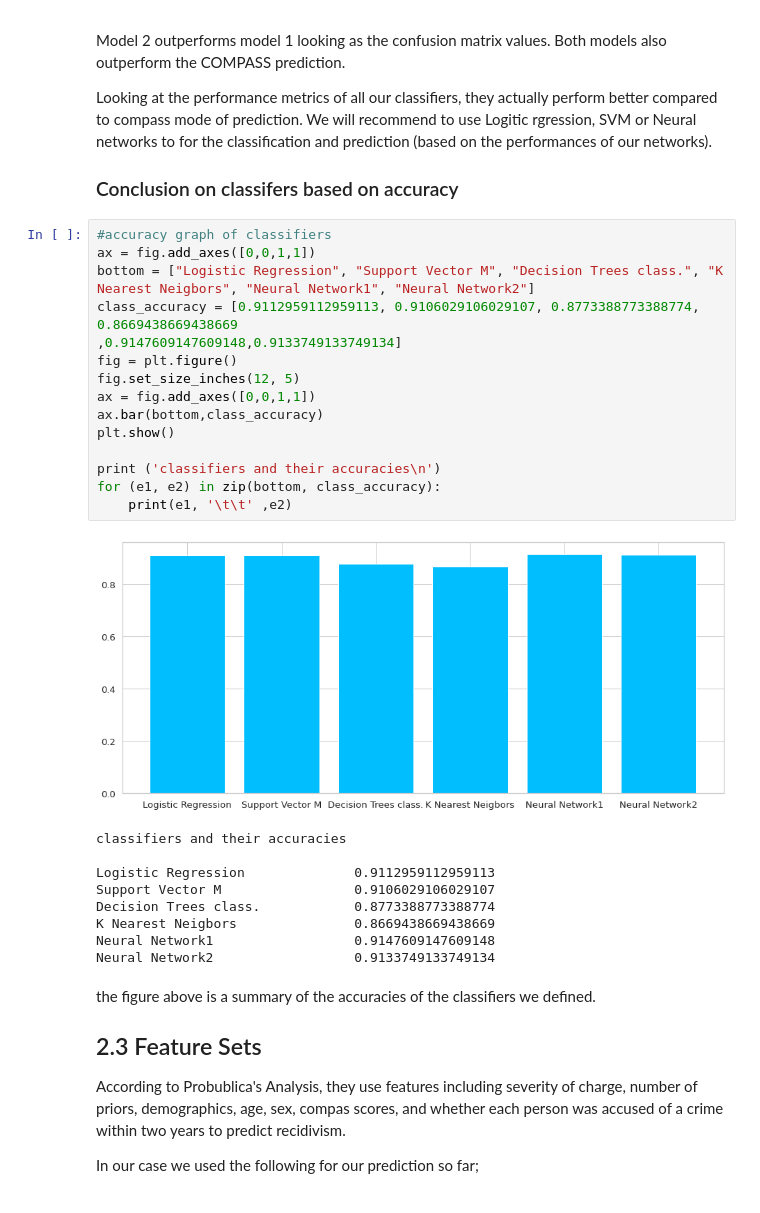
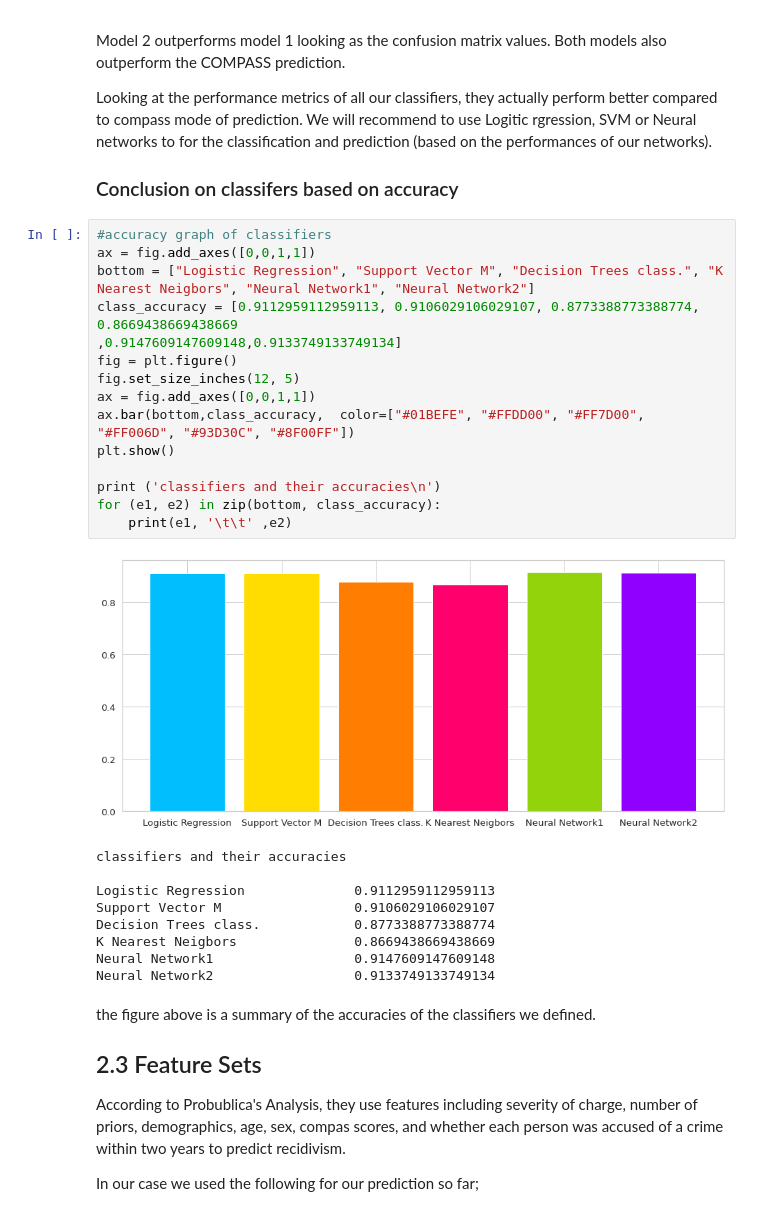
Before and after one commit to irmanfaqrizal/datascience, a Jupyter notebook: secondpartnew.ipynb, the cells around one changed output. Drawn from its saved outputs; the diff is of its cells as text.

```diff
--- a/secondpartnew.ipynb
+++ b/secondpartnew.ipynb
@@ -454,20 +454,20 @@ Looking at the performance metrics of all our classifiers, they actually perform
 # %%
 #accuracy graph of classifiers
 ax = fig.add_axes([0,0,1,1])
 bottom = ["Logistic Regression", "Support Vector M", "Decision Trees class.", "K Nearest Neigbors", "Neural Network1", "Neural Network2"]
 class_accuracy = [0.9112959112959113, 0.9106029106029107, 0.8773388773388774, 0.8669438669438669
 ,0.9147609147609148,0.9133749133749134]
 fig = plt.figure()
 fig.set_size_inches(12, 5)
 ax = fig.add_axes([0,0,1,1])
-ax.bar(bottom,class_accuracy)
+ax.bar(bottom,class_accuracy,  color=["#01BEFE", "#FFDD00", "#FF7D00", "#FF006D", "#93D30C", "#8F00FF"])
 plt.show()
 
 print ('classifiers and their accuracies\n')
 for (e1, e2) in zip(bottom, class_accuracy):
     print(e1, '\t\t' ,e2)
 # %% [output]
-[figure, old version]
+[figure, new version]
 classifiers and their accuracies
 
 Logistic Regression              0.9112959112959113
```
Also changed, not shown: parts of 3 cells of this notebook, 4 other files.
